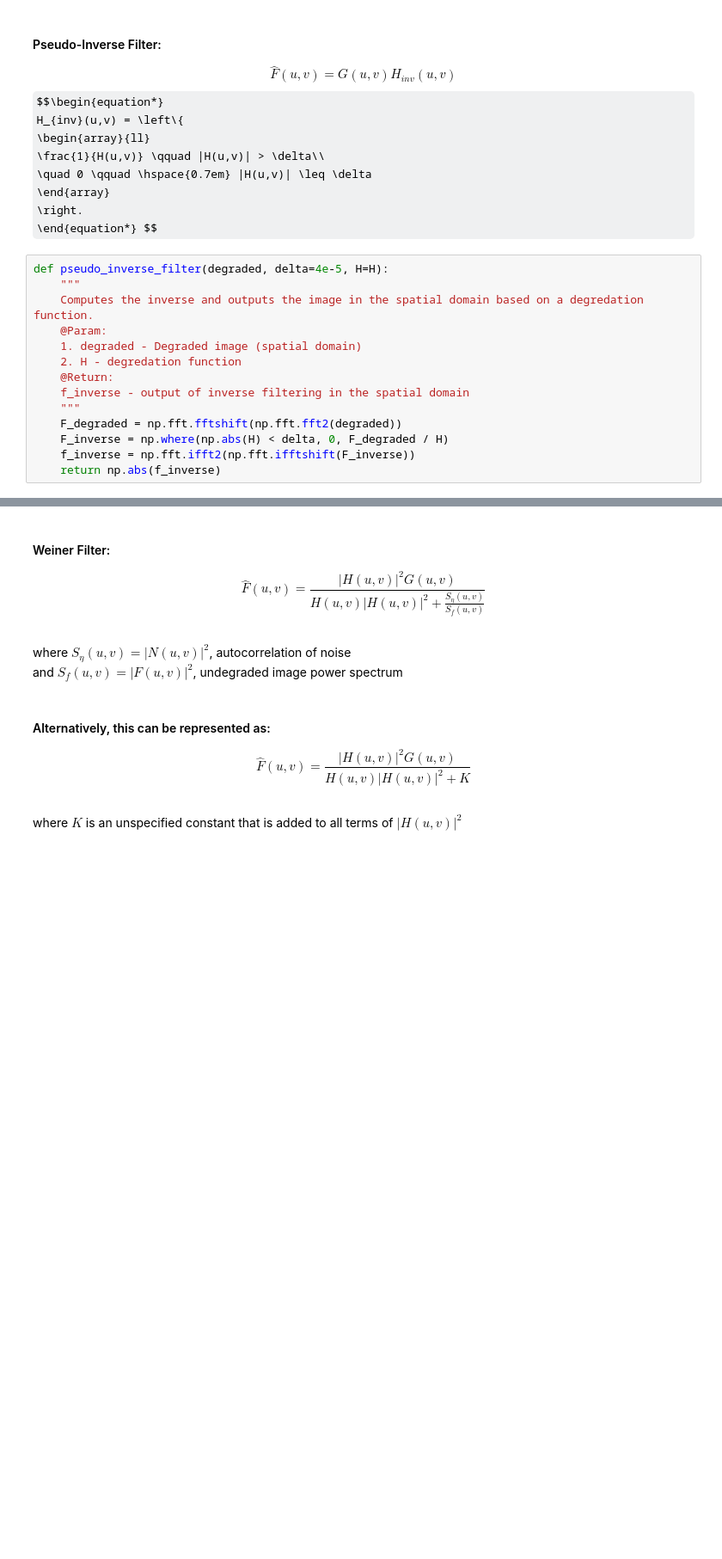
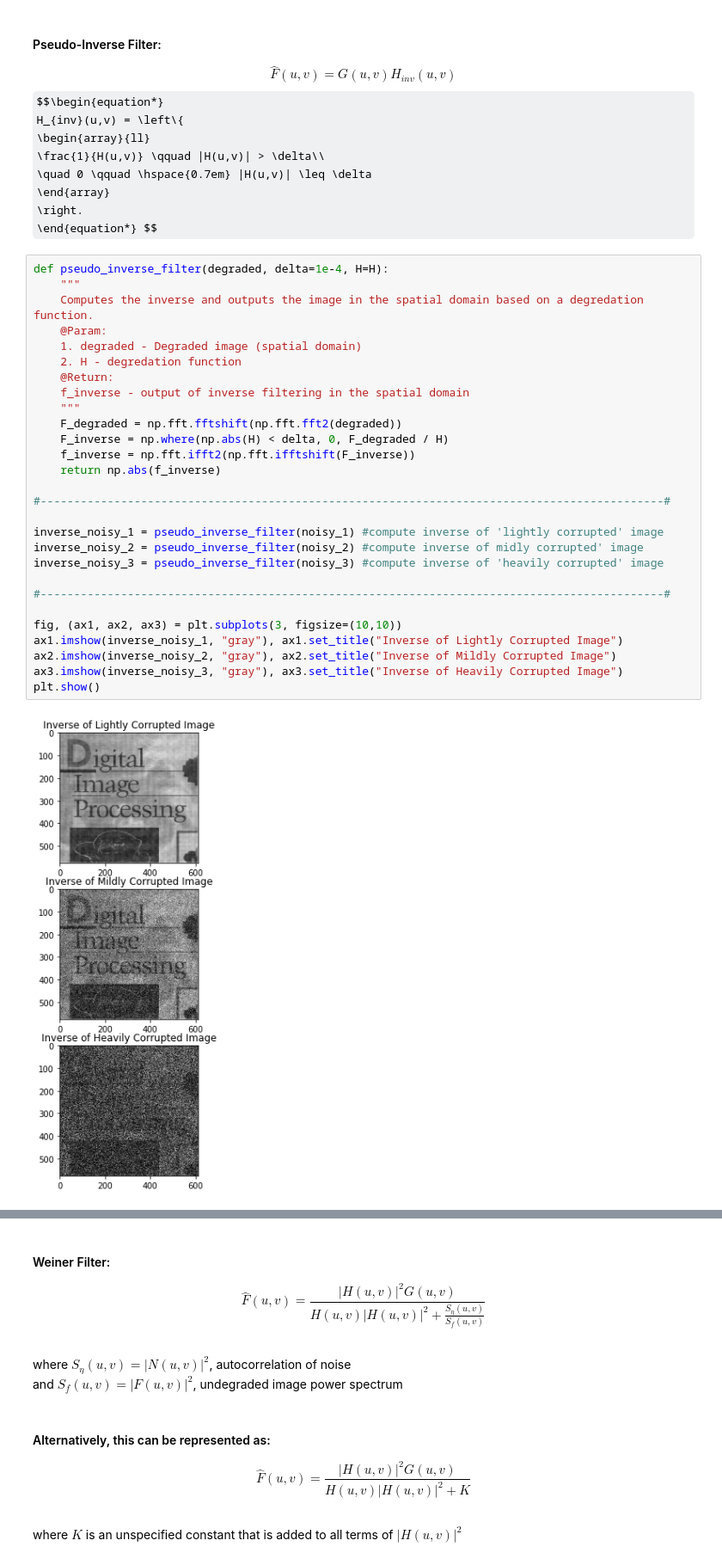
Before and after one commit to QasimWani/frequency_domain_filtering, a Jupyter notebook: motion_blur.ipynb, the cells around one changed output, grey strips where cells are left out. Shown at 86% size. Cells and saved outputs as stored; diff of their text form; some formulas as TeX source; blank space fills up the shorter version.

```diff
--- a/motion_blur.ipynb
+++ b/motion_blur.ipynb
@@ -87,16 +87,32 @@ H_{inv}(u,v) = \left\{
 \right.
 \end{equation*} $$
 # %%
-def pseudo_inverse_filter(degraded, delta=4e-5, H=H):
+def pseudo_inverse_filter(degraded, delta=1e-4, H=H):
     """
     Computes the inverse and outputs the image in the spatial domain based on a degredation function.
     @Param:
     1. degraded - Degraded image (spatial domain)
     2. H - degredation function
     @Return:
     f_inverse - output of inverse filtering in the spatial domain
     """
     F_degraded = np.fft.fftshift(np.fft.fft2(degraded))
     F_inverse = np.where(np.abs(H) < delta, 0, F_degraded / H)
     f_inverse = np.fft.ifft2(np.fft.ifftshift(F_inverse))
     return np.abs(f_inverse)
+
+#---------------------------------------------------------------------------------------------#
+
+inverse_noisy_1 = pseudo_inverse_filter(noisy_1) #compute inverse of 'lightly corrupted' image
+inverse_noisy_2 = pseudo_inverse_filter(noisy_2) #compute inverse of midly corrupted' image
+inverse_noisy_3 = pseudo_inverse_filter(noisy_3) #compute inverse of 'heavily corrupted' image
+
+#---------------------------------------------------------------------------------------------#
+
+fig, (ax1, ax2, ax3) = plt.subplots(3, figsize=(10,10))
+ax1.imshow(inverse_noisy_1, "gray"), ax1.set_title("Inverse of Lightly Corrupted Image")
+ax2.imshow(inverse_noisy_2, "gray"), ax2.set_title("Inverse of Mildly Corrupted Image")
+ax3.imshow(inverse_noisy_3, "gray"), ax3.set_title("Inverse of Heavily Corrupted Image")
+plt.show()
+# %% [output]
+[figure, added]
```
Also changed, not shown: parts of 5 cells of this notebook.
